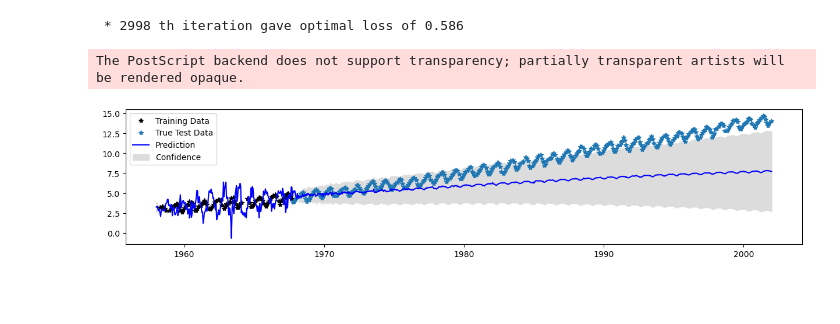
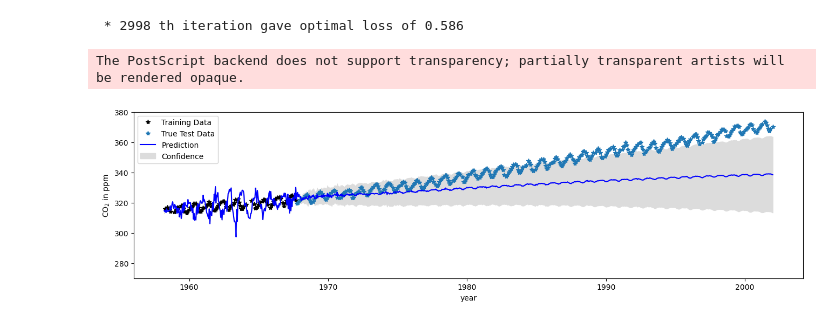
Before and after one commit to limyutaro/724-pml-svigp, a Jupyter notebook: gp.ipynb, the cells around one changed output. Cells and saved outputs as stored; diff of their text form; code cells hidden in the pictures; blank space fills up the shorter version.

```diff
--- a/gp.ipynb
+++ b/gp.ipynb
@@ -15,7 +15,7 @@ The autoreload extension is already loaded. To reload it, use:
 # train_x = torch.linspace(0,5,88)
 # train_y = torch.sin(2*np.pi*train_x) + 0.05*torch.randn(train_x.size())
 
-train_x, train_y, true_x, true_y = loadco2(test_size=0.8, subsample_rate=5)
+train_x, train_y, true_x, true_y = loadco2(test_size=0.6, subsample_rate=5)
 # %%
 
 plt.figure(figsize=(16,4))
@@ -99,32 +99,33 @@ likelihood.eval()
 # Test points are regularly spaced along [0,1]
 # Make predictions by feeding model through likelihood
 with torch.no_grad(), gpytorch.settings.fast_pred_var():
-    test_x = torch.linspace(1958,2002,1000)
+    test_x = torch.linspace(1958.2,2002,1000)
     # test_x = torch.linspace(0,10,1000)
     # test_x = 0.2*(test_x - 1950)
     observed_pred = likelihood(model(test_x))
 # %%
 with torch.no_grad():
     # Initialize plot
-    f, ax = plt.subplots(1, 1, figsize=(15, 3))
+    f, ax = plt.subplots(1, 1, figsize=(16, 4))
 
     # Get upper and lower confidence bounds
     lower, upper = observed_pred.confidence_region()
     # Plot training data as black stars
-    ax.plot(train_x.numpy(), train_y.numpy(), 'k*')
-    ax.plot(true_x.numpy(), true_y.numpy(), '*')
+    ax.plot(train_x.numpy(), 300+(5*train_y.numpy()), 'k*')
+    ax.plot(true_x.numpy(), 300+(5*true_y.numpy()), '*')
 
     # Plot predictive means as blue line
-    ax.plot(test_x.numpy(), observed_pred.mean.numpy(), 'b')
+    ax.plot(test_x.numpy(), 300+(5*observed_pred.mean.numpy()), 'b')
     # Shade between the lower and upper confidence bounds
-    ax.fill_between(test_x.numpy(), lower.numpy(), upper.numpy(), color="gainsboro")
-    # ax.set_ylim([-3, 3])
+    ax.fill_between(test_x.numpy(), 300+(5*lower.numpy()), 300+(5*upper.numpy()), color="gainsboro")
+    ax.set_ylim([270, 380])
     # ax.legend(['Training Data', 'Prediction', 'Confidence'])
     ax.legend(['Training Data', 'True Test Data', 'Prediction', 'Confidence'])
 
-
+    plt.xlabel("year")
+    _ = plt.ylabel("CO$_2$ in ppm")
 
 plt.savefig('gpr-co2-custom.eps', format='eps')
 # %% [output]
 The PostScript backend does not support transparency; partially transparent artists will be rendered opaque.
-[figure, old version]
+[figure, new version]
```
Also changed, not shown: 2 other files.
